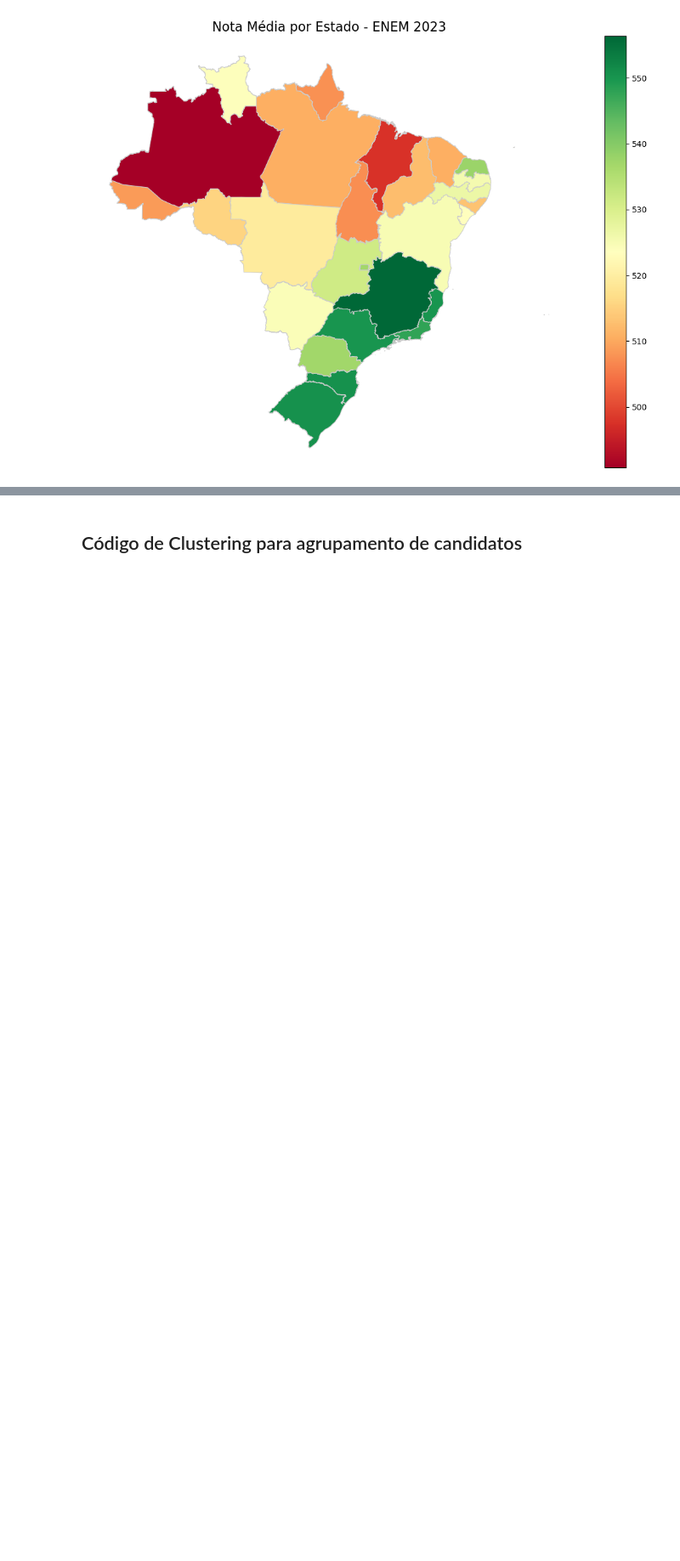
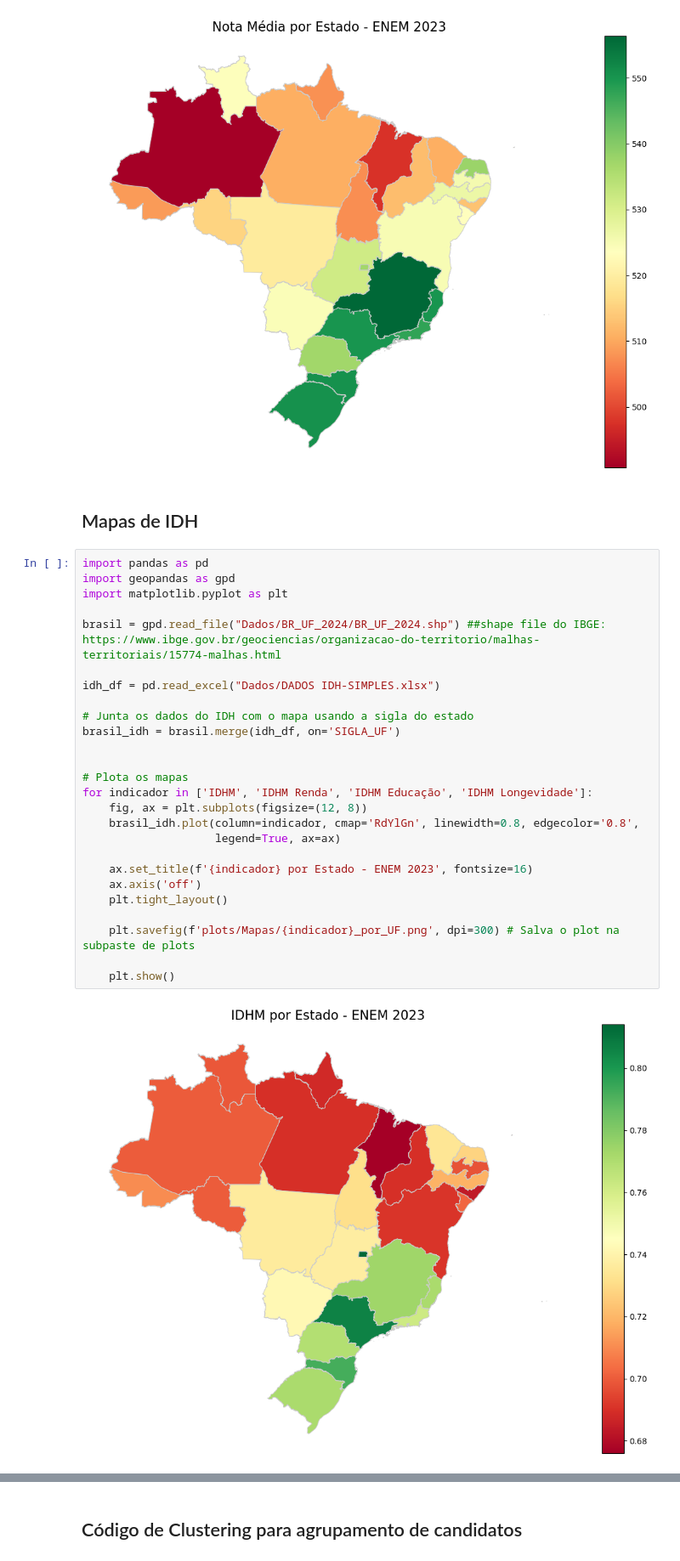
Before and after one commit to Vicente817/Grupo5_basico, a Jupyter notebook: tiago.ipynb, the cells around one changed output, grey strips where cells are left out. Shown at 85% size. Saved outputs shown, nothing was run; the diff lists cells and outputs as text; blank space fills up the shorter version.

```diff
--- a/tiago.ipynb
+++ b/tiago.ipynb
@@ -246,3 +246,33 @@ plt.savefig('plots/Mapas/Medias_por_UF.png', dpi=300) # Salva o plot na subpaste
 plt.show()
 # %% [output]
 [figure]
+# %% [markdown]
+## Mapas de IDH
+# %%
+import pandas as pd
+import geopandas as gpd
+import matplotlib.pyplot as plt
+
+brasil = gpd.read_file("Dados/BR_UF_2024/BR_UF_2024.shp") ##shape file do IBGE: https://www.ibge.gov.br/geociencias/organizacao-do-territorio/malhas-territoriais/15774-malhas.html
+
+idh_df = pd.read_excel("Dados/DADOS IDH-SIMPLES.xlsx")
+
+# Junta os dados do IDH com o mapa usando a sigla do estado
+brasil_idh = brasil.merge(idh_df, on='SIGLA_UF')
+
+
+# Plota os mapas
+for indicador in ['IDHM', 'IDHM Renda', 'IDHM Educação', 'IDHM Longevidade']:
+    fig, ax = plt.subplots(figsize=(12, 8))
+    brasil_idh.plot(column=indicador, cmap='RdYlGn', linewidth=0.8, edgecolor='0.8',
+                    legend=True, ax=ax)
+
+    ax.set_title(f'{indicador} por Estado - ENEM 2023', fontsize=16)
+    ax.axis('off')
+    plt.tight_layout()
+
+    plt.savefig(f'plots/Mapas/{indicador}_por_UF.png', dpi=300) # Salva o plot na subpaste de plots
+
+    plt.show()
+# %% [output]
+[figure, added]
```
Also changed, not shown: parts of 5 cells of this notebook, 6 other files.
